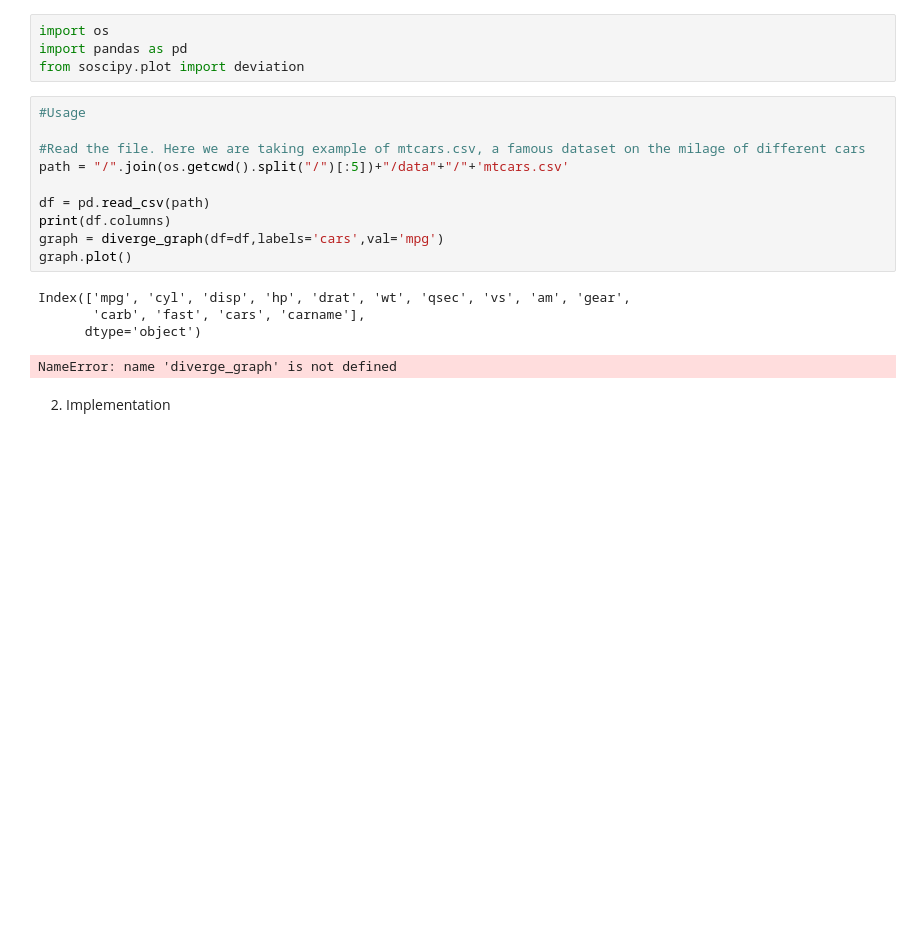
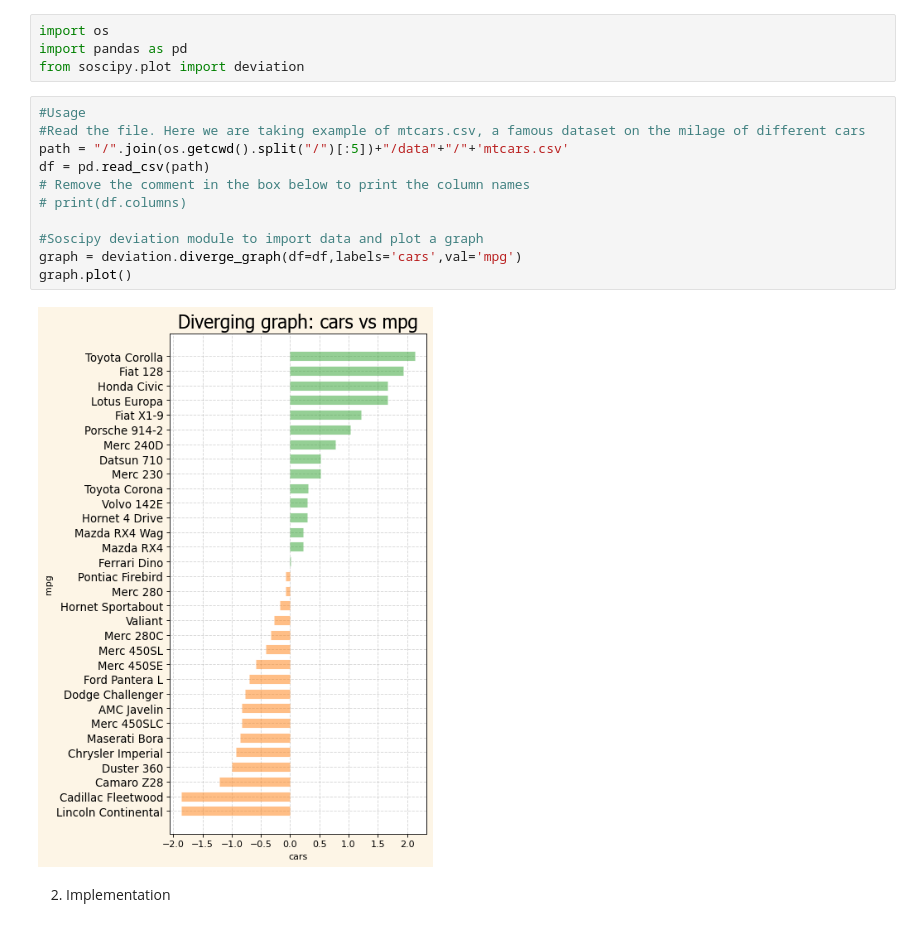
Before and after one commit to karnsaurabhkumar/soscipy, a Jupyter notebook: examples/3_Visualise.ipynb, the cells around one changed output. Drawn from its saved outputs; the diff is of its cells as text; blank space fills up the shorter version.

Commit message:
fixed an issue with divergence graph

```diff
--- a/examples/3_Visualise.ipynb
+++ b/examples/3_Visualise.ipynb
@@ -22,19 +22,17 @@ import pandas as pd
 from soscipy.plot import deviation
 # %%
 #Usage
-
 #Read the file. Here we are taking example of mtcars.csv, a famous dataset on the milage of different cars
 path = "/".join(os.getcwd().split("/")[:5])+"/data"+"/"+'mtcars.csv'
+df = pd.read_csv(path)
+# Remove the comment in the box below to print the column names
+# print(df.columns)
 
-df = pd.read_csv(path)
-print(df.columns)
-graph = diverge_graph(df=df,labels='cars',val='mpg')
+#Soscipy deviation module to import data and plot a graph
+graph = deviation.diverge_graph(df=df,labels='cars',val='mpg')
 graph.plot()
 # %% [output]
-Index(['mpg', 'cyl', 'disp', 'hp', 'drat', 'wt', 'qsec', 'vs', 'am', 'gear',
-       'carb', 'fast', 'cars', 'carname'],
-      dtype='object')
-NameError: name 'diverge_graph' is not defined
+[figure, added]
 # %% [markdown]
 2. Implementation
 # %%
```
Also changed, not shown: parts of 1 cell of this notebook, 5 other files.
